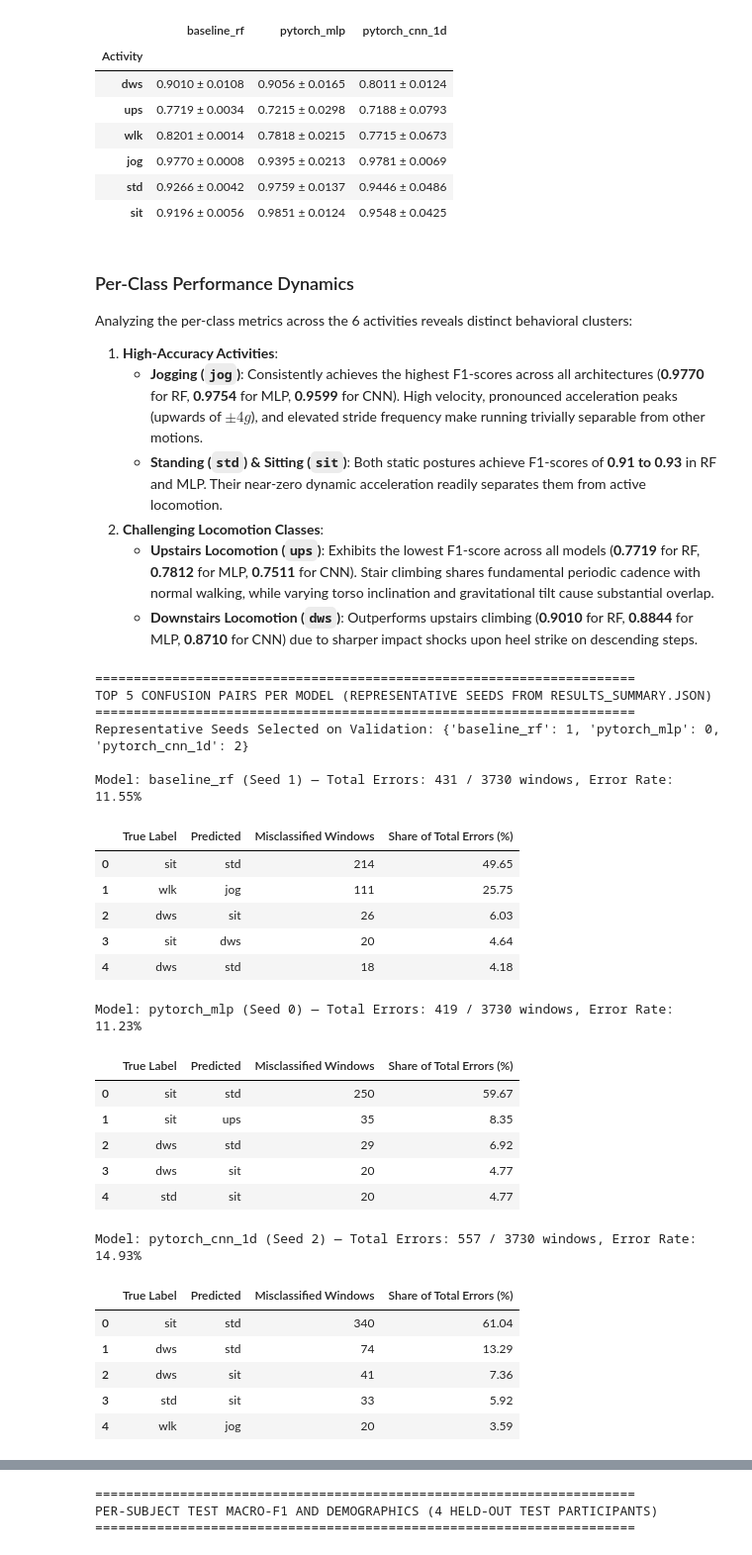
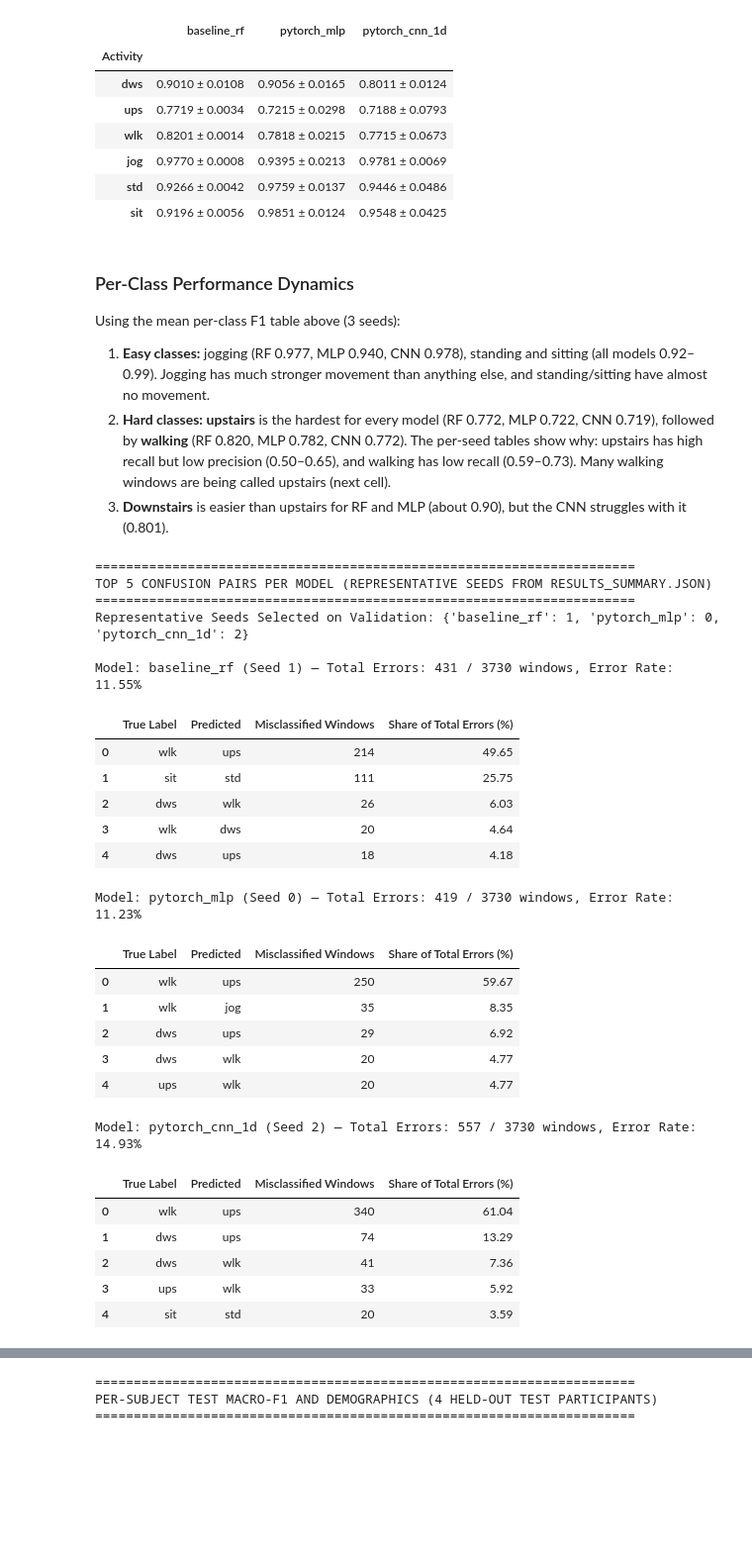
Before and after one commit to isuruamarasingheu/motionsense-har-unseen-subjects, a Jupyter notebook: notebooks/04_evaluation.ipynb, the cells around one changed output, grey strips where cells are left out. Shown at 99% size. Cells and saved outputs as stored; diff of their text form; code cells hidden in the pictures; blank space fills up the shorter version.

Commit message:
Notebooks 02/04: fix sit/std labels and confusion-matrix label order; plain-English interpretations

```diff
--- a/notebooks/04_evaluation.ipynb
+++ b/notebooks/04_evaluation.ipynb
@@ -296,13 +292,10 @@ MEAN PER-CLASS F1-SCORE COMPARISON ACROSS ALL 3 SEEDS:
 # %% [markdown]
 ### Per-Class Performance Dynamics
 
-Analyzing the per-class metrics across the 6 activities reveals distinct behavioral clusters:
-1. **High-Accuracy Activities**:
-   - **Jogging (`jog`)**: Consistently achieves the highest F1-scores across all architectures (**0.9770** for RF, **0.9754** for MLP, **0.9599** for CNN). High velocity, pronounced acceleration peaks (upwards of $\pm 4g$), and elevated stride frequency make running trivially separable from other motions.
-   - **Standing (`std`) & Sitting (`sit`)**: Both static postures achieve F1-scores of **0.91 to 0.93** in RF and MLP. Their near-zero dynamic acceleration readily separates them from active locomotion.
-2. **Challenging Locomotion Classes**:
-   - **Upstairs Locomotion (`ups`)**: Exhibits the lowest F1-score across all models (**0.7719** for RF, **0.7812** for MLP, **0.7511** for CNN). Stair climbing shares fundamental periodic cadence with normal walking, while varying torso inclination and gravitational tilt cause substantial overlap.
-   - **Downstairs Locomotion (`dws`)**: Outperforms upstairs climbing (**0.9010** for RF, **0.8844** for MLP, **0.8710** for CNN) due to sharper impact shocks upon heel strike on descending steps.
+Using the mean per-class F1 table above (3 seeds):
+1. **Easy classes:** jogging (RF 0.977, MLP 0.940, CNN 0.978), standing and sitting (all models 0.92–0.99). Jogging has much stronger movement than anything else, and standing/sitting have almost no movement.
+2. **Hard classes:** **upstairs** is the hardest for every model (RF 0.772, MLP 0.722, CNN 0.719), followed by **walking** (RF 0.820, MLP 0.782, CNN 0.772). The per-seed tables show why: upstairs has high recall but low precision (0.50–0.65), and walking has low recall (0.59–0.73). Many walking windows are being called upstairs (next cell).
+3. **Downstairs** is easier than upstairs for RF and MLP (about 0.90), but the CNN struggles with it (0.801).
 # %%
 # Cell 8: Top Confusions and Error Diagnostics Across Representative Models
 print("=" * 70)
@@ -316,50 +309,50 @@ for model_name, rep_seed in rep_seeds.items():
     csv_path = f"outputs/metrics/predictions/{model_name}_seed{rep_seed}.csv"
     df_p = pd.read_csv(csv_path)
 
-    cm = confusion_matrix(df_p["true_label"], df_p["pred_label"])
+    cm = confusion_matrix(df_p["true_label"], df_p["pred_label"], labels=label_names)
     total_errors = (df_p["true_label"] != df_p["pred_label"]).sum()
     error_rate = total_errors / len(df_p) * 100
 
     confusion_pairs = []
     for i in range(6):
         for j in range(6):
             if i != j and cm[i, j] > 0:
                 confusion_pairs.append({
                     "True Label": label_names[i],
                     "Predicted": label_names[j],
                     "Misclassified Windows": int(cm[i, j]),
                     "Share of Total Errors (%)": round(cm[i, j] / total_errors * 100, 2),
                 })
     confusion_pairs.sort(key=lambda x: x["Misclassified Windows"], reverse=True)
     df_top_conf = pd.DataFrame(confusion_pairs[:5])
 
     print(f"\nModel: {model_name} (Seed {rep_seed}) — Total Errors: {total_errors} / {len(df_p)} windows, Error Rate: {error_rate:.2f}%")
     ipd.display(df_top_conf)
 # %% [output]
 ======================================================================
 TOP 5 CONFUSION PAIRS PER MODEL (REPRESENTATIVE SEEDS FROM RESULTS_SUMMARY.JSON)
 ======================================================================
 Representative Seeds Selected on Validation: {'baseline_rf': 1, 'pytorch_mlp': 0, 'pytorch_cnn_1d': 2}
 
 Model: baseline_rf (Seed 1) — Total Errors: 431 / 3730 windows, Error Rate: 11.55%
 |  | True Label | Predicted | Misclassified Windows | Share of Total Errors (%) |
-| 0 | sit | std | 214 | 49.65 |
-| 1 | wlk | jog | 111 | 25.75 |
-| 2 | dws | sit | 26 | 6.03 |
-| 3 | sit | dws | 20 | 4.64 |
-| 4 | dws | std | 18 | 4.18 |
+| 0 | wlk | ups | 214 | 49.65 |
+| 1 | sit | std | 111 | 25.75 |
+| 2 | dws | wlk | 26 | 6.03 |
+| 3 | wlk | dws | 20 | 4.64 |
+| 4 | dws | ups | 18 | 4.18 |
 Model: pytorch_mlp (Seed 0) — Total Errors: 419 / 3730 windows, Error Rate: 11.23%
 |  | True Label | Predicted | Misclassified Windows | Share of Total Errors (%) |
-| 0 | sit | std | 250 | 59.67 |
-| 1 | sit | ups | 35 | 8.35 |
-| 2 | dws | std | 29 | 6.92 |
-| 3 | dws | sit | 20 | 4.77 |
-| 4 | std | sit | 20 | 4.77 |
+| 0 | wlk | ups | 250 | 59.67 |
+| 1 | wlk | jog | 35 | 8.35 |
+| 2 | dws | ups | 29 | 6.92 |
+| 3 | dws | wlk | 20 | 4.77 |
+| 4 | ups | wlk | 20 | 4.77 |
 Model: pytorch_cnn_1d (Seed 2) — Total Errors: 557 / 3730 windows, Error Rate: 14.93%
 |  | True Label | Predicted | Misclassified Windows | Share of Total Errors (%) |
-| 0 | sit | std | 340 | 61.04 |
-| 1 | dws | std | 74 | 13.29 |
-| 2 | dws | sit | 41 | 7.36 |
-| 3 | std | sit | 33 | 5.92 |
-| 4 | wlk | jog | 20 | 3.59 |
+| 0 | wlk | ups | 340 | 61.04 |
+| 1 | dws | ups | 74 | 13.29 |
+| 2 | dws | wlk | 41 | 7.36 |
+| 3 | ups | wlk | 33 | 5.92 |
+| 4 | sit | std | 20 | 3.59 |
 # %% [markdown]
```
Also changed, not shown: parts of 5 cells of this notebook, 1 other file.
